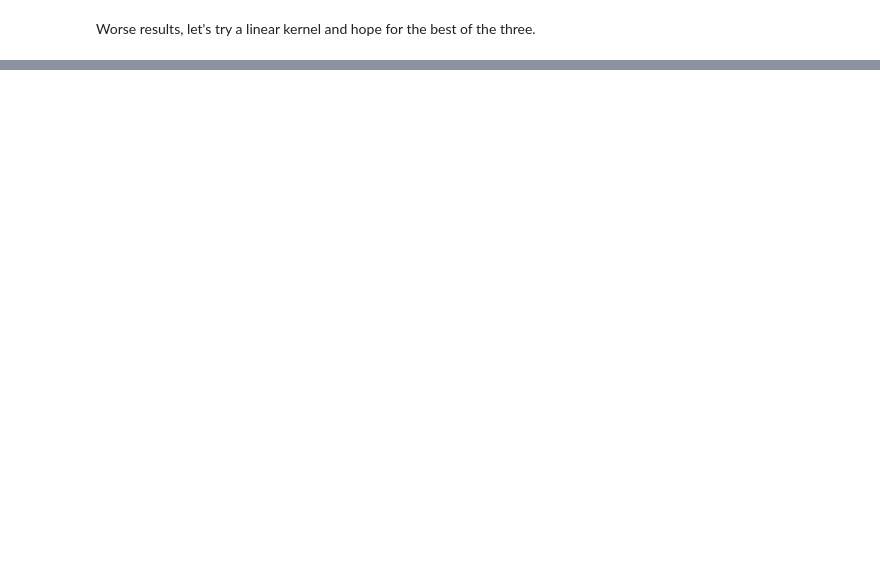
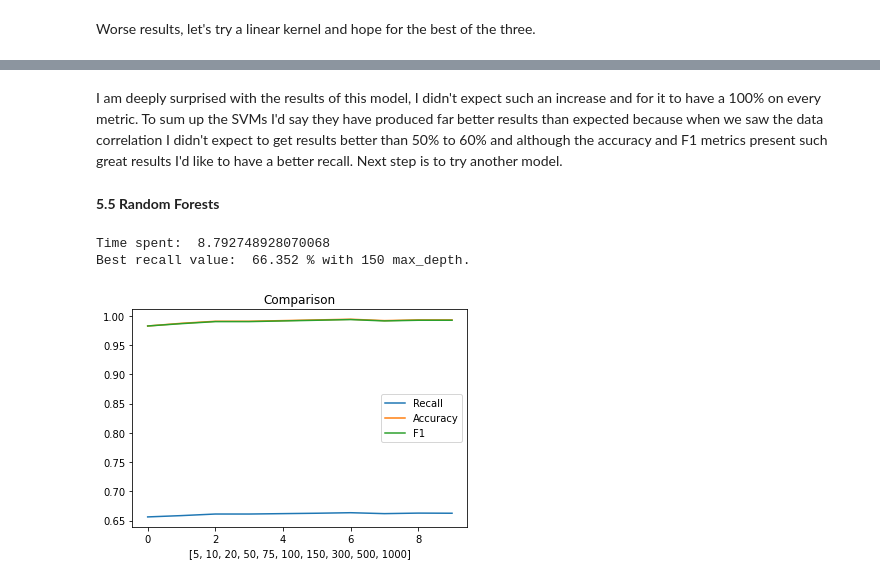
Before and after one commit to xavikp/kaggle-apc2122, a Jupyter notebook: src/predictor.ipynb, the cells around one changed output, grey strips where cells are left out. Saved outputs shown, nothing was run; the diff lists cells and outputs as text; code cells hidden in the pictures; blank space fills up the shorter version.

```diff
--- a/src/predictor.ipynb
+++ b/src/predictor.ipynb
@@ -224,0 +260,40 @@ I am deeply surprised with the results of this model, I didn't expect such an in
+# %% [markdown]
+I am deeply surprised with the results of this model, I didn't expect such an increase and for it to have a 100% on every metric.
+To sum up the SVMs I'd say they have produced far better results than expected because when we saw the data correlation I didn't expect to get results better than 50% to 60% and although the accuracy and F1 metrics present such great results I'd like to have a better recall.
+Next step is to try another model.
+# %% [markdown]
+**5.5 Random Forests**
+# %%
+t0 = time()
+n_estim = [5,10,20,50,75,100,150,300,500, 1000]
+res_acc = []
+res_F1 = []
+res_rec = []
+
+for est in n_estim:
+    random_forest = RandomForestClassifier(n_estimators=est,max_depth=50, max_features=0.6, random_state=42)
+    random_forest.fit(x_train,y_train)
+    y_pred = random_forest.predict(x_test)
+    acc = accuracy_score(y_test, y_pred)
+    f1 = f1_score(y_test, y_pred, average='weighted')
+    mr = recall_score(y_test, y_pred, average='macro')
+    res_acc.append(acc)
+    res_F1.append(f1)
+    res_rec.append(mr)
+print("Time spent: ",time()-t0)
+
+max_v = max(res_rec)
+max_pos = res_rec.index(max_v)
+
+plt.xlabel(n_estim)
+plt.title("Comparison")
+plt.plot(res_rec, label="Recall")
+plt.plot(res_acc, label="Accuracy")
+plt.plot(res_F1, label="F1")
+plt.legend(["Recall", "Accuracy", "F1"])
+
+print("Best recall value: ", round(max_v * 100, 3),"%", "with", n_estim[max_pos], "max_depth.")
+# %% [output]
+Time spent:  8.792748928070068
+Best recall value:  66.352 % with 150 max_depth.
+[figure, added]
```
Also changed, not shown: parts of 18 cells of this notebook.
